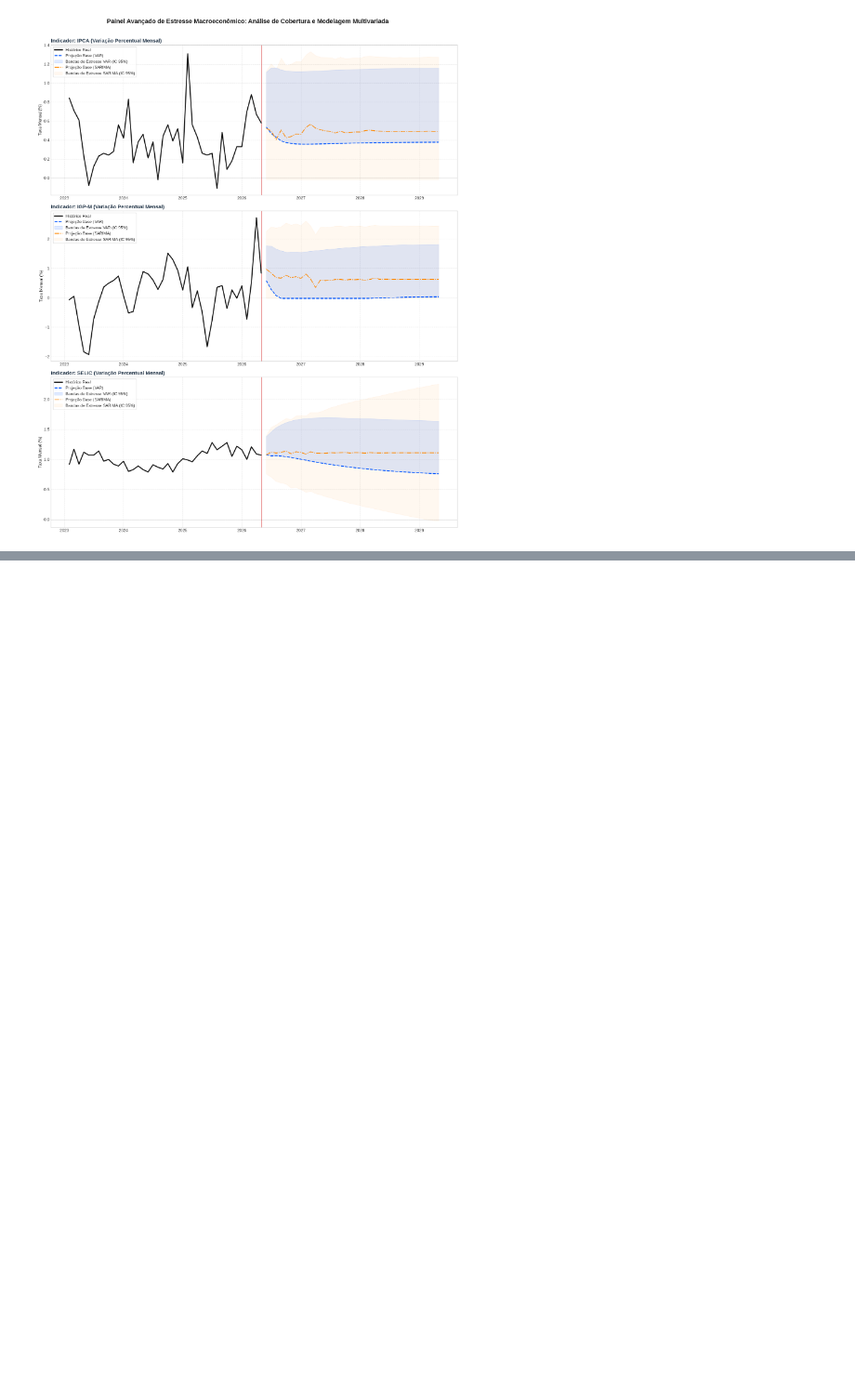
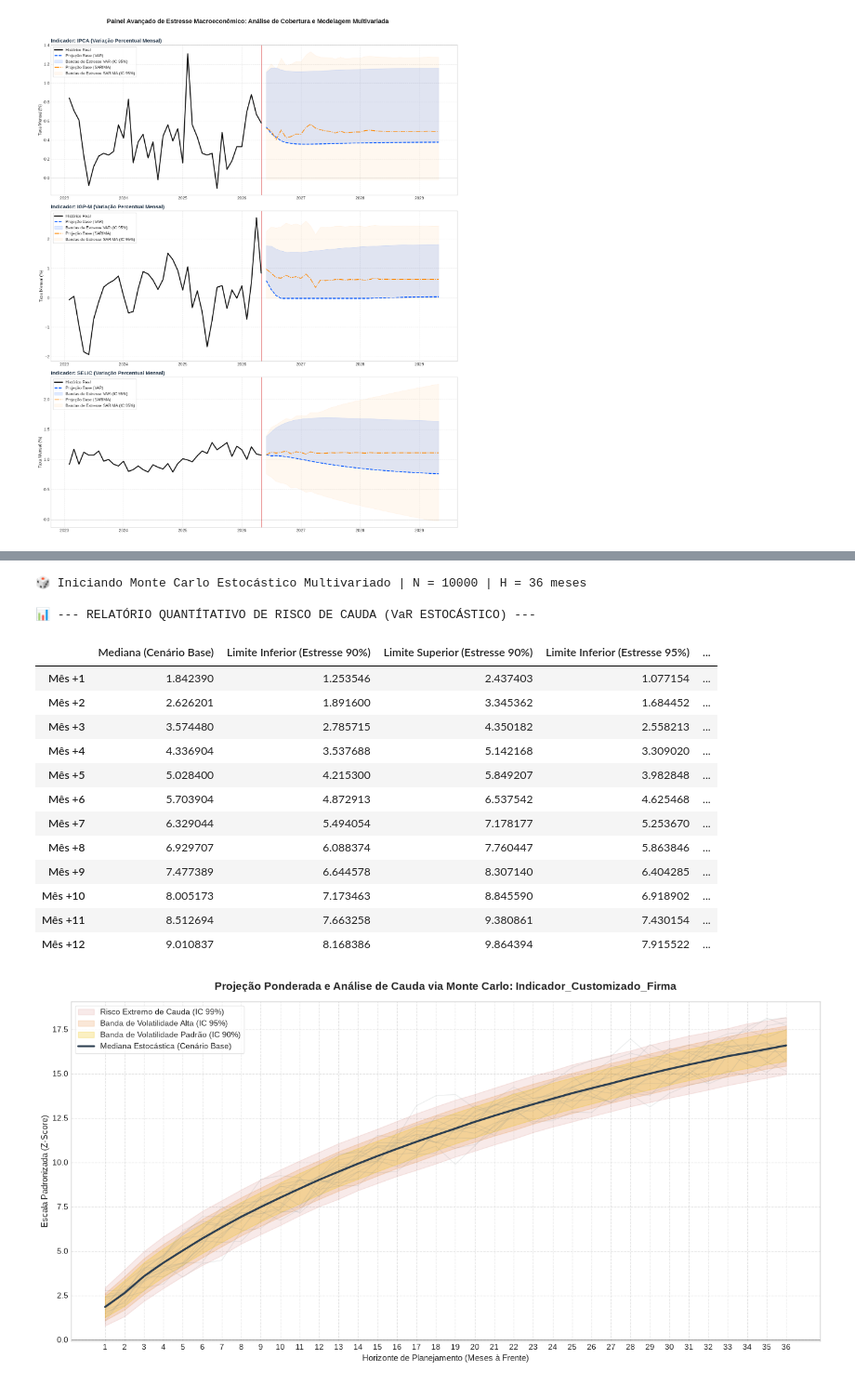
Before and after one commit to jbussi/caprisk-engine, a Jupyter notebook: notebooks/01_pipeline_validation.ipynb, the cells around one changed output, grey strips where cells are left out. Shown at 93% size. Drawn from its saved outputs; the diff is of its cells as text; code cells hidden in the pictures; blank space fills up the shorter version.

```diff
--- a/notebooks/01_pipeline_validation.ipynb
+++ b/notebooks/01_pipeline_validation.ipynb
@@ -272,0 +414,43 @@ plt.show()
+# %%
+# Exemplo se o arquivo monte_carlo.py estiver em src/simulation/
+from src.simulation.monte_carlo import MacroMonteCarloSimulator
+# 1. Inicializa o simulador passando o engine treinado e as parametrizações salvas
+simulador = MacroMonteCarloSimulator(
+    engine=engine,
+    regras_normalizacao=regras_normalizacao,
+    config_indicador_custom=config_indicador_custom
+)
+
+# 2. Executa a simulação estocástica multivariada (10 mil caminhos)
+trajetorias_macro = simulador.rodar_simulacao(df_analise_corrigido, n_simulacoes=10000)
+
+# 3. Consolida e gera as séries do seu indicador ponderado e padronizado
+trajetorias_portfolio = simulador.consolidar_indicador_customizado(trajetorias_macro)
+
+# 4. Extrai os quantis exatos para os relatórios de Capital Risk
+df_var_estocastico = simulador.extrair_metricas_risco(trajetorias_portfolio)
+
+# 5. Imprime o relatório descritivo das caudas
+print("\n📊 --- RELATÓRIO QUANTÍTATIVO DE RISCO DE CAUDA (VaR ESTOCÁSTICO) ---")
+display(df_var_estocastico.head(12)) # Exibe os primeiros 12 meses de projeção futura
+
+# 6. Plota o Fan Chart executivo
+simulador.plotar_painel_mc(df_var_estocastico, trajetorias_portfolio, nome_indicador=nome_custom)
+# %% [output]
+🎲 Iniciando Monte Carlo Estocástico Multivariado | N = 10000 | H = 36 meses
+
+📊 --- RELATÓRIO QUANTÍTATIVO DE RISCO DE CAUDA (VaR ESTOCÁSTICO) ---
+|  | Mediana (Cenário Base) | Limite Inferior (Estresse 90%) | Limite Superior (Estresse 90%) | Limite Inferior (Estresse 95%) | ... |
+| Mês +1 | 1.842390 | 1.253546 | 2.437403 | 1.077154 | ... |
+| Mês +2 | 2.626201 | 1.891600 | 3.345362 | 1.684452 | ... |
+| Mês +3 | 3.574480 | 2.785715 | 4.350182 | 2.558213 | ... |
+| Mês +4 | 4.336904 | 3.537688 | 5.142168 | 3.309020 | ... |
+| Mês +5 | 5.028400 | 4.215300 | 5.849207 | 3.982848 | ... |
+| Mês +6 | 5.703904 | 4.872913 | 6.537542 | 4.625468 | ... |
+| Mês +7 | 6.329044 | 5.494054 | 7.178177 | 5.253670 | ... |
+| Mês +8 | 6.929707 | 6.088374 | 7.760447 | 5.863846 | ... |
+| Mês +9 | 7.477389 | 6.644578 | 8.307140 | 6.404285 | ... |
+| Mês +10 | 8.005173 | 7.173463 | 8.845590 | 6.918902 | ... |
+| Mês +11 | 8.512694 | 7.663258 | 9.380861 | 7.430154 | ... |
+| Mês +12 | 9.010837 | 8.168386 | 9.864394 | 7.915522 | ... |
+[figure, added]
```
Also changed, not shown: parts of 4 cells of this notebook.
